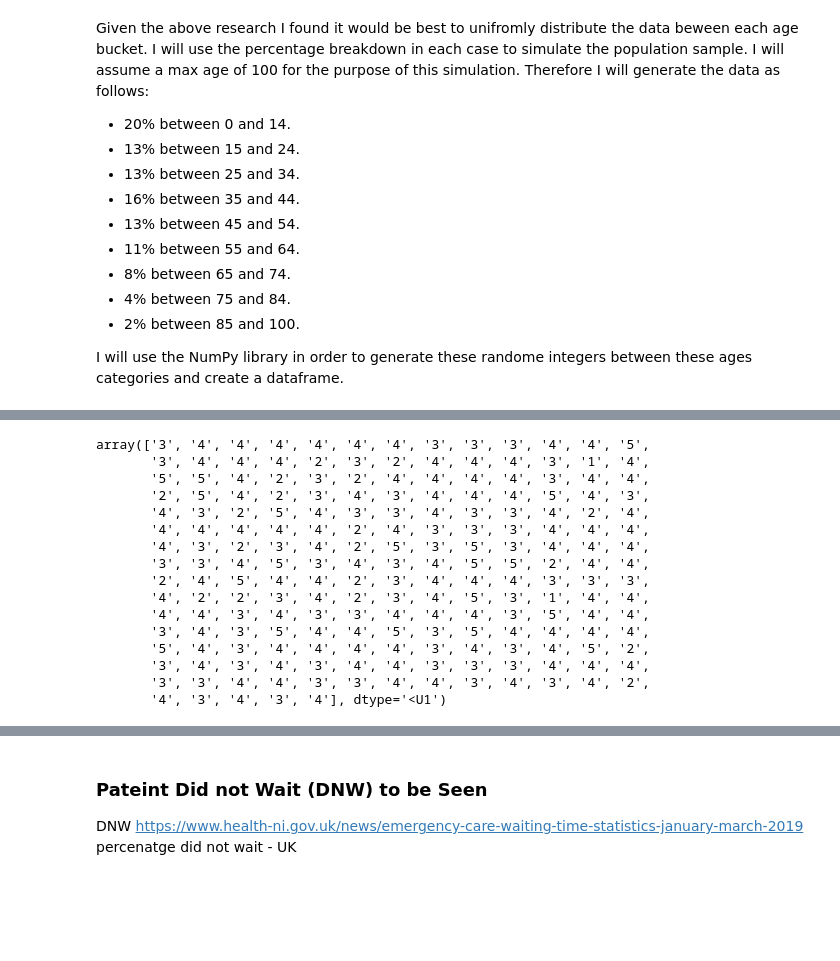
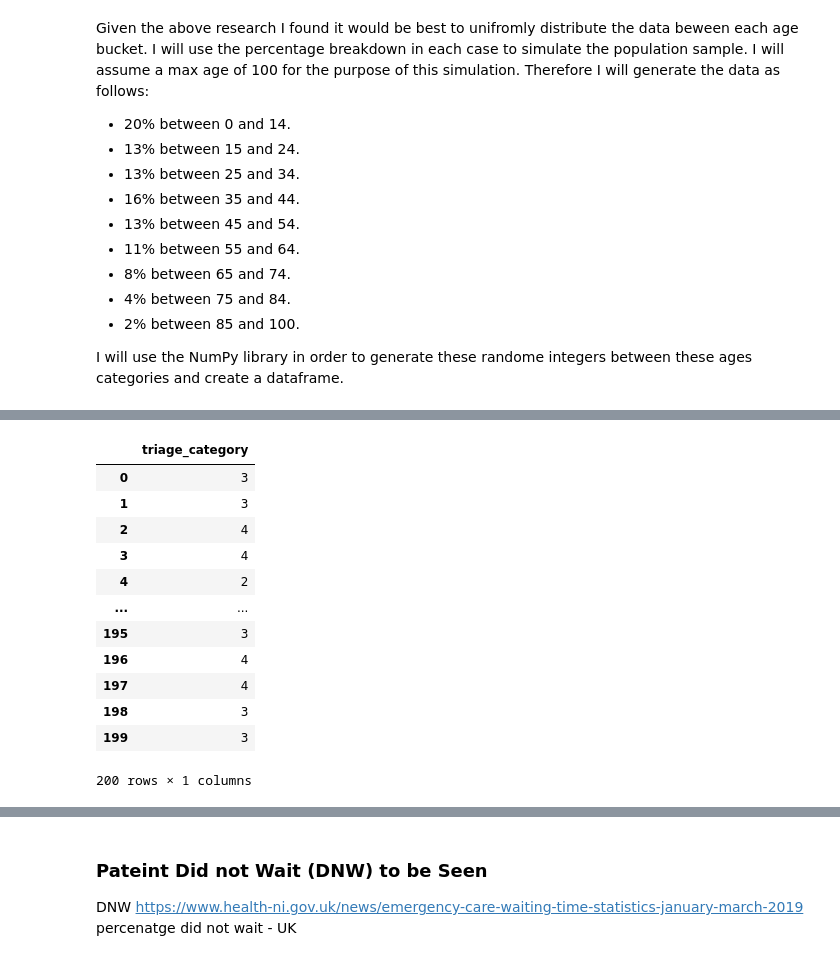
Before and after one commit to fionnmccarthy/Prog_DA_Project, a Jupyter notebook: real_world_phenomenon .ipynb, the cells around one changed output, grey strips where cells are left out. Drawn from its saved outputs; the diff is of its cells as text; code cells hidden in the pictures; blank space fills up the shorter version.

```diff
--- a/real_world_phenomenon .ipynb
+++ b/real_world_phenomenon .ipynb
@@ -147,26 +152,26 @@ image source: https://www.hse.ie/eng/services/publications/clinical-strategy-and
 
 In order to simulate such a categorical varibale, I investigated what proportions of patients attended via each triage categories at other emergency departments around the world. A study on 'Agreement between triage category and patient’s perception of priority in emergency departments' was carried out on across eight emergency department's in Queensland in Australia shows the assigned triage categories for 406 pateints that were sampled. 0.2% were assigned triage category 1, 6.7% triage category 2, 33% triage category 3, 52.5% triage category 4 and 7.6% triage category 5 https://www.ncbi.nlm.nih.gov/pmc/articles/PMC5070359/.
 # %%
-# list of age groups
+# list of triage categories
 triage_cat = ['1', '2', '3', '4', '5']
 
 # assigning probability of each triage category
-triage = rng.choice(triage_cat, 200, p=[0.002, 0.067, 0.33, 0.525, 0.076])
+triage_array = rng.choice(triage_cat, 200, p=[0.002, 0.067, 0.33, 0.525, 0.076])
+triage_array
+
+triage = pd.DataFrame(triage_array,  columns=["triage_category"])
 triage
 # %% [output]
+|  | triage_category |
+| 0 | 3 |
+| 1 | 3 |
+| 2 | 4 |
+| 3 | 4 |
+| 4 | 2 |
+| ... | ... |
+| 195 | 3 |
+| 196 | 4 |
+| 197 | 4 |
+| 198 | 3 |
+| 199 | 3 |
-array(['3', '4', '4', '4', '4', '4', '4', '3', '3', '3', '4', '4', '5',
-       '3', '4', '4', '4', '2', '3', '2', '4', '4', '4', '3', '1', '4',
-       '5', '5', '4', '2', '3', '2', '4', '4', '4', '4', '3', '4', '4',
-       '2', '5', '4', '2', '3', '4', '3', '4', '4', '4', '5', '4', '3',
-       '4', '3', '2', '5', '4', '3', '3', '4', '3', '3', '4', '2', '4',
-       '4', '4', '4', '4', '4', '2', '4', '3', '3', '3', '4', '4', '4',
-       '4', '3', '2', '3', '4', '2', '5', '3', '5', '3', '4', '4', '4',
-       '3', '3', '4', '5', '3', '4', '3', '4', '5', '5', '2', '4', '4',
-       '2', '4', '5', '4', '4', '2', '3', '4', '4', '4', '3', '3', '3',
-       '4', '2', '2', '3', '4', '2', '3', '4', '5', '3', '1', '4', '4',
-       '4', '4', '3', '4', '3', '3', '4', '4', '4', '3', '5', '4', '4',
-       '3', '4', '3', '5', '4', '4', '5', '3', '5', '4', '4', '4', '4',
-       '5', '4', '3', '4', '4', '4', '4', '3', '4', '3', '4', '5', '2',
-       '3', '4', '3', '4', '3', '4', '4', '3', '3', '3', '4', '4', '4',
-       '3', '3', '4', '4', '3', '3', '4', '4', '3', '4', '3', '4', '2',
-       '4', '3', '4', '3', '4'], dtype='<U1')
+200 rows × 1 columns
```
Also changed, not shown: parts of 10 cells of this notebook.
